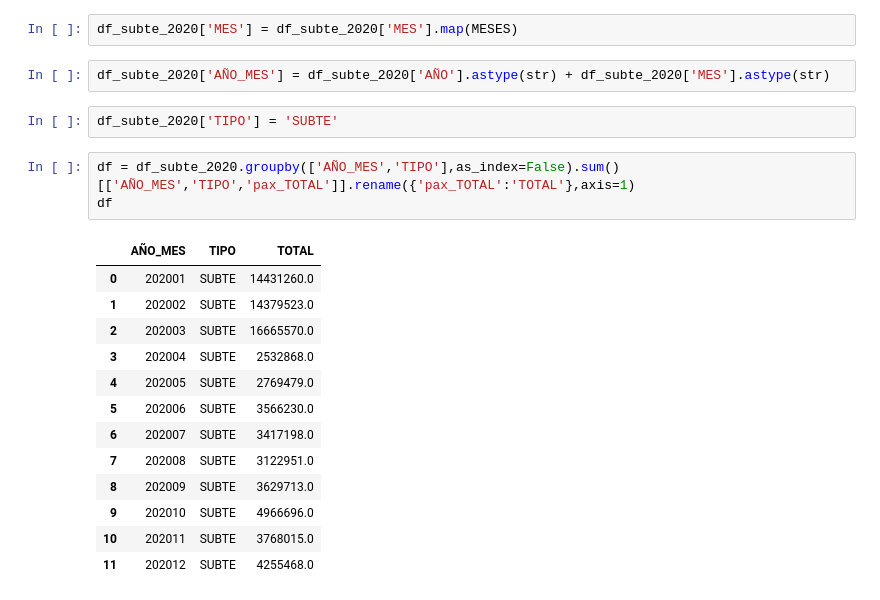
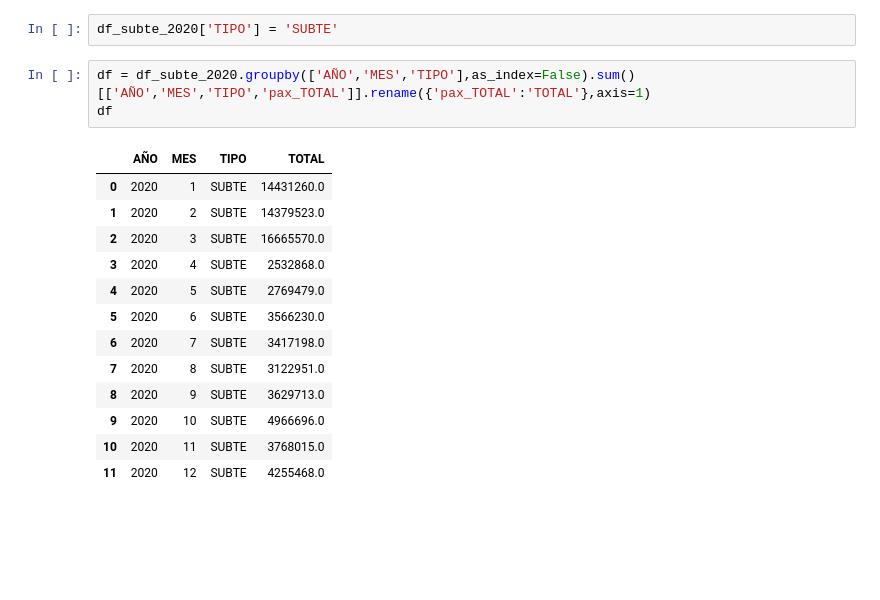
Before and after one commit to fernandorgonzalez/cursos-eant-python_data_analytics-proyecto, a Jupyter notebook: subte.ipynb, the cells around one changed output. Drawn from its saved outputs; the diff is of its cells as text; blank space fills up the shorter version.

```diff
--- a/subte.ipynb
+++ b/subte.ipynb
@@ -18,23 +23,19 @@ MESES = { 1 : '01', 2 : '02', 3 : '03', 4 : '04', 5 : '05', 6 : '06', 7 : '07',
-# %%
-df_subte_2020['MES'] = df_subte_2020['MES'].map(MESES)
-# %%
-df_subte_2020['AÑO_MES'] = df_subte_2020['AÑO'].astype(str) + df_subte_2020['MES'].astype(str)
 # %%
 df_subte_2020['TIPO'] = 'SUBTE'
 # %%
-df = df_subte_2020.groupby(['AÑO_MES','TIPO'],as_index=False).sum()[['AÑO_MES','TIPO','pax_TOTAL']].rename({'pax_TOTAL':'TOTAL'},axis=1)
+df = df_subte_2020.groupby(['AÑO','MES','TIPO'],as_index=False).sum()[['AÑO','MES','TIPO','pax_TOTAL']].rename({'pax_TOTAL':'TOTAL'},axis=1)
 df
 # %% [output]
-|  | AÑO_MES | TIPO | TOTAL |
-| 0 | 202001 | SUBTE | 14431260.0 |
-| 1 | 202002 | SUBTE | 14379523.0 |
-| 2 | 202003 | SUBTE | 16665570.0 |
-| 3 | 202004 | SUBTE | 2532868.0 |
-| 4 | 202005 | SUBTE | 2769479.0 |
-| 5 | 202006 | SUBTE | 3566230.0 |
-| 6 | 202007 | SUBTE | 3417198.0 |
-| 7 | 202008 | SUBTE | 3122951.0 |
-| 8 | 202009 | SUBTE | 3629713.0 |
-| 9 | 202010 | SUBTE | 4966696.0 |
-| 10 | 202011 | SUBTE | 3768015.0 |
-| 11 | 202012 | SUBTE | 4255468.0 |
+|  | AÑO | MES | TIPO | TOTAL |
+| 0 | 2020 | 1 | SUBTE | 14431260.0 |
+| 1 | 2020 | 2 | SUBTE | 14379523.0 |
+| 2 | 2020 | 3 | SUBTE | 16665570.0 |
+| 3 | 2020 | 4 | SUBTE | 2532868.0 |
+| 4 | 2020 | 5 | SUBTE | 2769479.0 |
+| 5 | 2020 | 6 | SUBTE | 3566230.0 |
+| 6 | 2020 | 7 | SUBTE | 3417198.0 |
+| 7 | 2020 | 8 | SUBTE | 3122951.0 |
+| 8 | 2020 | 9 | SUBTE | 3629713.0 |
+| 9 | 2020 | 10 | SUBTE | 4966696.0 |
+| 10 | 2020 | 11 | SUBTE | 3768015.0 |
+| 11 | 2020 | 12 | SUBTE | 4255468.0 |
```
Also changed, not shown: parts of 5 cells of this notebook, 4 other files.
